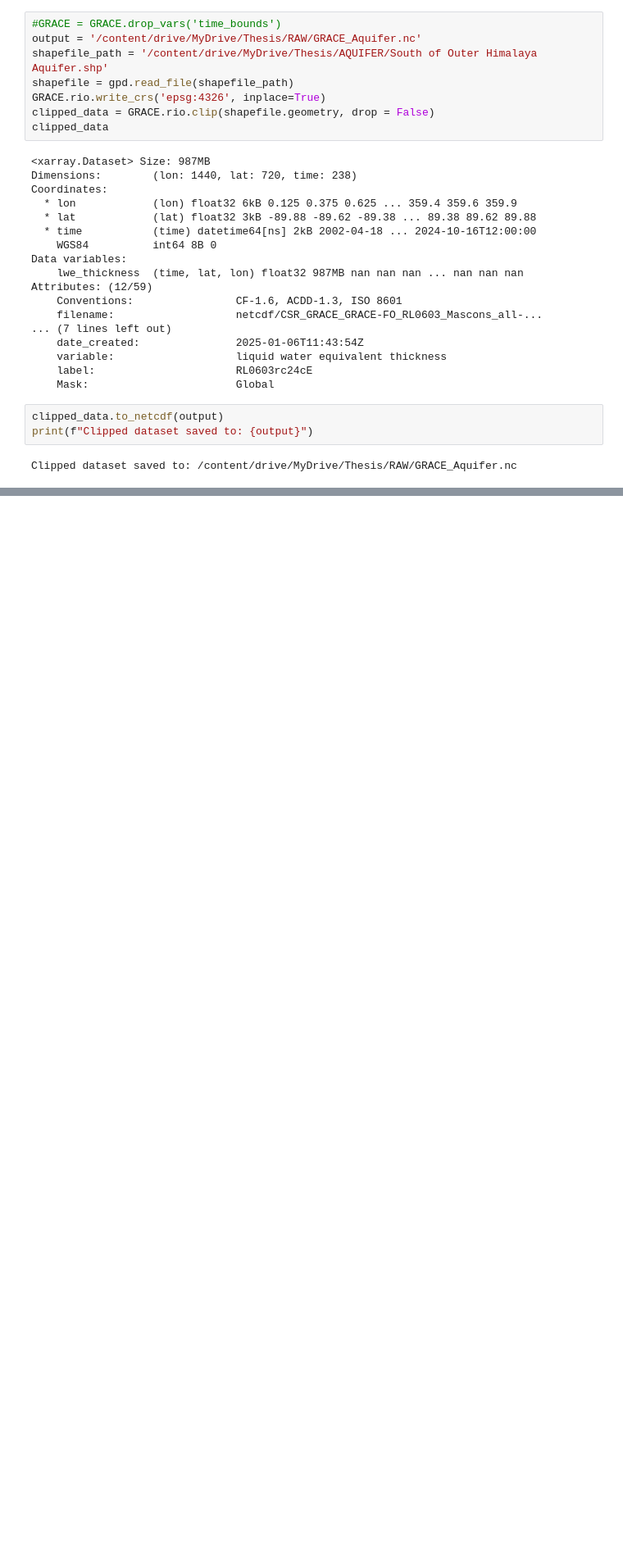
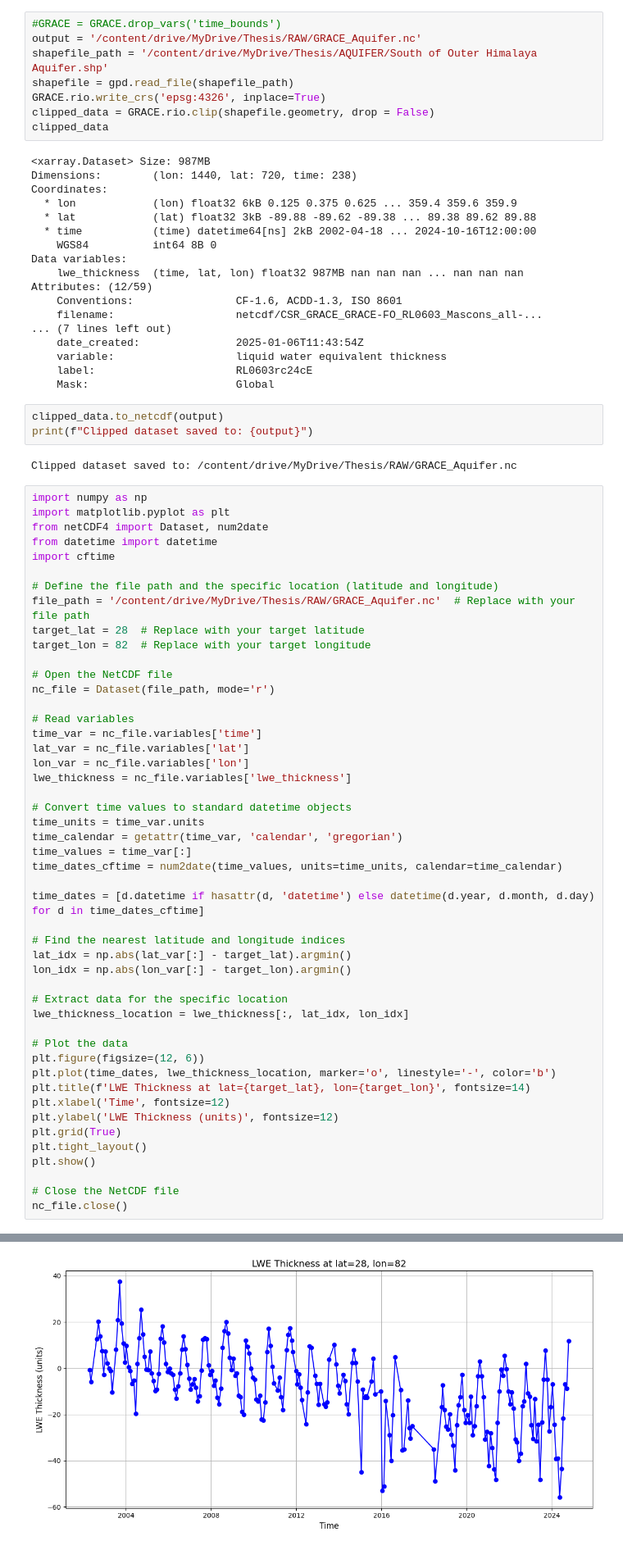
Before and after one commit to AshHydroCoder/GRACE-Downscaler, a Jupyter notebook: Processing_GRACE.ipynb, the cells around one changed output, grey strips where cells are left out. Shown at 82% size. Saved outputs shown, nothing was run; the diff lists cells and outputs as text; blank space fills up the shorter version.

Commit message:
Added Visualization code

```diff
--- a/Processing_GRACE.ipynb
+++ b/Processing_GRACE.ipynb
@@ -157,3 +157,52 @@ clipped_data.to_netcdf(output)
 print(f"Clipped dataset saved to: {output}")
 # %% [output]
 Clipped dataset saved to: /content/drive/MyDrive/Thesis/RAW/GRACE_Aquifer.nc
+# %%
+import numpy as np
+import matplotlib.pyplot as plt
+from netCDF4 import Dataset, num2date
+from datetime import datetime
+import cftime
+
+# Define the file path and the specific location (latitude and longitude)
+file_path = '/content/drive/MyDrive/Thesis/RAW/GRACE_Aquifer.nc'  # Replace with your file path
+target_lat = 28  # Replace with your target latitude
+target_lon = 82  # Replace with your target longitude
+
+# Open the NetCDF file
+nc_file = Dataset(file_path, mode='r')
+
+# Read variables
+time_var = nc_file.variables['time']
+lat_var = nc_file.variables['lat']
+lon_var = nc_file.variables['lon']
+lwe_thickness = nc_file.variables['lwe_thickness']
+
+# Convert time values to standard datetime objects
+time_units = time_var.units
+time_calendar = getattr(time_var, 'calendar', 'gregorian')
+time_values = time_var[:]
+time_dates_cftime = num2date(time_values, units=time_units, calendar=time_calendar)
+
+time_dates = [d.datetime if hasattr(d, 'datetime') else datetime(d.year, d.month, d.day) for d in time_dates_cftime]
+
+# Find the nearest latitude and longitude indices
+lat_idx = np.abs(lat_var[:] - target_lat).argmin()
+lon_idx = np.abs(lon_var[:] - target_lon).argmin()
+
+# Extract data for the specific location
+lwe_thickness_location = lwe_thickness[:, lat_idx, lon_idx]
+
+# Plot the data
+plt.figure(figsize=(12, 6))
+plt.plot(time_dates, lwe_thickness_location, marker='o', linestyle='-', color='b')
+plt.title(f'LWE Thickness at lat={target_lat}, lon={target_lon}', fontsize=14)
+plt.xlabel('Time', fontsize=12)
+plt.ylabel('LWE Thickness (units)', fontsize=12)
+plt.grid(True)
+plt.tight_layout()
+plt.show()
+
+# Close the NetCDF file
+nc_file.close()
+# %% [output]
@@ -159,0 +217 @@ Clipped dataset saved to: /content/drive/MyDrive/Thesis/RAW/GRACE_Aquifer.nc
+[figure, added]
```
Also changed, not shown: parts of 1 cell of this notebook.
